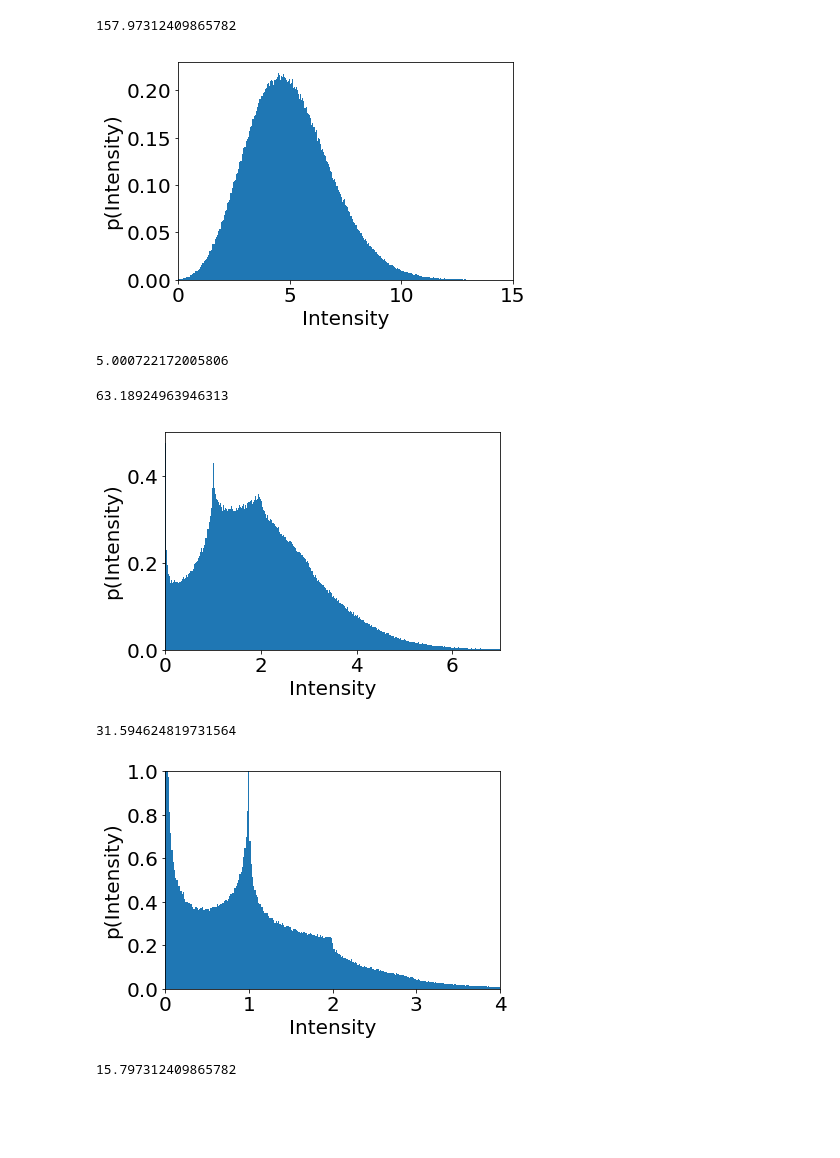
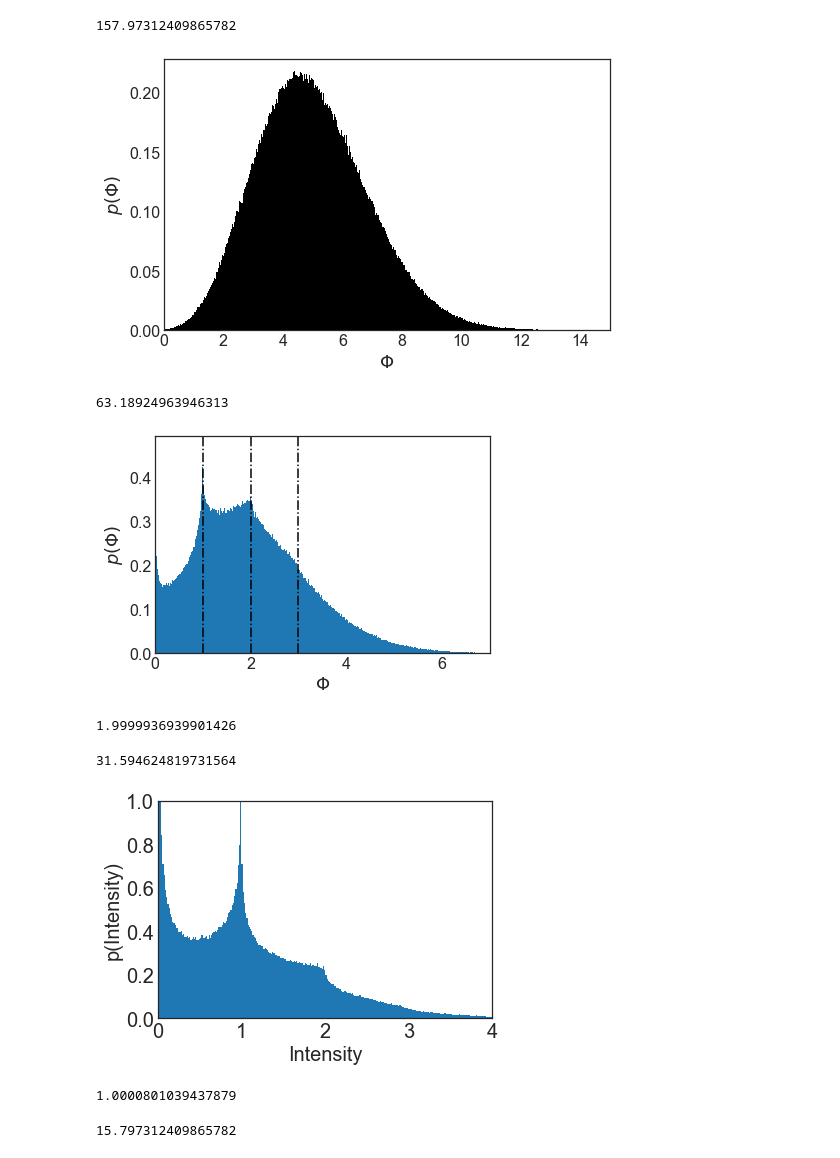
Before and after one commit to hstrey/Intensity-Distribution, a Jupyter notebook: OneD_intensity_dist_simulation.ipynb, the cells around one changed output. Saved outputs shown, nothing was run; the diff lists cells and outputs as text; code cells hidden in the pictures; blank space fills up the shorter version.

Commit message:
making figures for publication

```diff
--- a/OneD_intensity_dist_simulation.ipynb
+++ b/OneD_intensity_dist_simulation.ipynb
@@ -6,8 +6,8 @@ import lmfit as lm
 import scipy.special as sf
 from scipy.stats import norm
 
-SMALL_SIZE = 20
-MEDIUM_SIZE = 20
+SMALL_SIZE = 16
+MEDIUM_SIZE = 18
 BIGGER_SIZE = 20
 
 plt.rc('font', size=SMALL_SIZE)          # controls default text sizes
@@ -17,3 +17,9 @@ plt.rc('xtick', labelsize=SMALL_SIZE)    # fontsize of the tick labels
 plt.rc('ytick', labelsize=SMALL_SIZE)    # fontsize of the tick labels
 plt.rc('legend', fontsize=SMALL_SIZE)    # legend fontsize
 plt.rc('figure', titlesize=BIGGER_SIZE)  # fontsize of the figure title
+
+SEED = 350107321 # from random.org
+np.random.seed(SEED)
+
+print(plt.style.available)
+plt.style.use('seaborn-white')
@@ -54,16 +62,13 @@ int_list = [np.sum(ep*sigma*np.sqrt(2*np.pi)*
                   for n in N_draws]
 int_list = np.array(int_list)
 # %%
-_ = plt.hist(int_list,bins=500,density=True)
+plt.figure(figsize=(8,5))
+_ = plt.hist(int_list,bins=500,density=True,color="k")
 #plt.ylim((0,1))
 plt.xlim((0,15))
-plt.xlabel("Intensity")
-plt.ylabel("p(Intensity)")
+plt.xlabel(r"$\Phi$")
+plt.ylabel(r"$p(\Phi)$")
 plt.savefig("OneDN5.png",format='png',dpi=300,bbox_inches='tight',facecolor="white",backgroundcolor="white")
 #plt.savefig("OneDN5.pdf",format='pdf',dpi=300,bbox_inches='tight',facecolor="white",backgroundcolor="white")
 # %% [output]
-[figure, old version]
+[figure, new version]
-# %%
-int_list.mean()
-# %% [output]
-5.000722172005806
@@ -86,12 +94,20 @@ int_list2 = np.array(int_list2)
 _ = plt.hist(int_list2,bins=500,density=True)
 #plt.ylim((0,1))
 plt.xlim((0,7))
-plt.xlabel("Intensity")
-plt.ylabel("p(Intensity)")
+plt.xlabel(r"$\Phi$")
+plt.ylabel(r"$p(\Phi)$")
+plt.axvline(x=1,linestyle="-.",color="k")
+plt.axvline(x=2,linestyle="-.",color="k")
+plt.axvline(x=3,linestyle="-.",color="k")
 plt.savefig("OneDN2.png",format='png',dpi=300,bbox_inches='tight',facecolor="white",backgroundcolor="white")
 #plt.savefig("OneDN2.pdf",format='pdf',dpi=300,bbox_inches='tight',facecolor="white",backgroundcolor="white")
 # %% [output]
-[figure, old version]
+[figure, new version]
+# %%
+print(int_list2.mean())
+np.savetxt("2.csv",int_list2, delimiter=",")
+# %% [output]
+1.9999936939901426
 # %%
 # we want a certain number of particles per length
 # for a particular w which represents an effective size of sqrt(pi)/2*w
@@ -116,7 +132,12 @@ plt.ylabel("p(Intensity)")
 plt.savefig("OneDN1.png",format='png',dpi=300,bbox_inches='tight',facecolor="white",backgroundcolor="white")
 #plt.savefig("OneDN1.pdf",format='pdf',dpi=300,bbox_inches='tight',facecolor="white",backgroundcolor="white")
 # %% [output]
-[figure, old version]
+[figure, new version]
+# %%
+print(int_list1.mean())
+np.savetxt("1.csv",int_list1, delimiter=",")
+# %% [output]
+1.0000801039437879
 # %%
 # we want a certain number of particles per length
 # for a particular w which represents an effective size of sqrt(pi)/2*w
```
Also changed, not shown: parts of 6 cells of this notebook, 4 other files.
